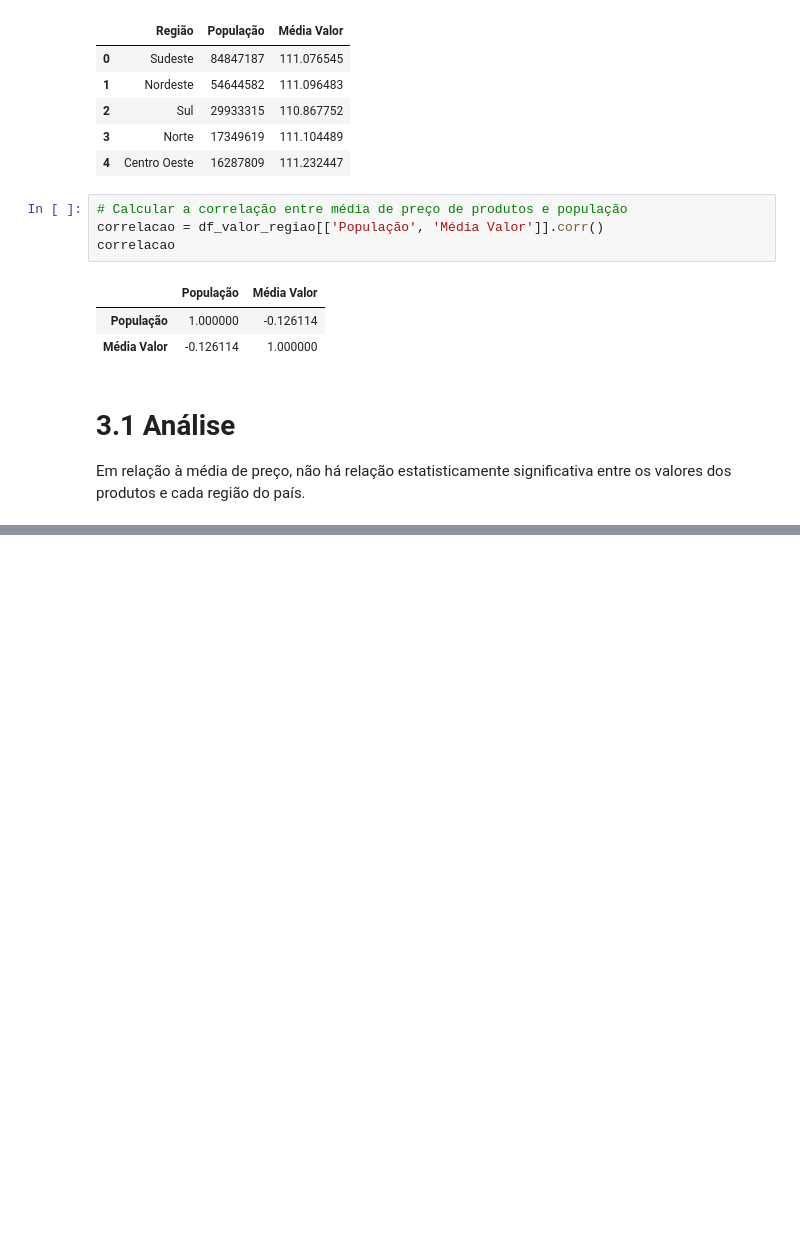
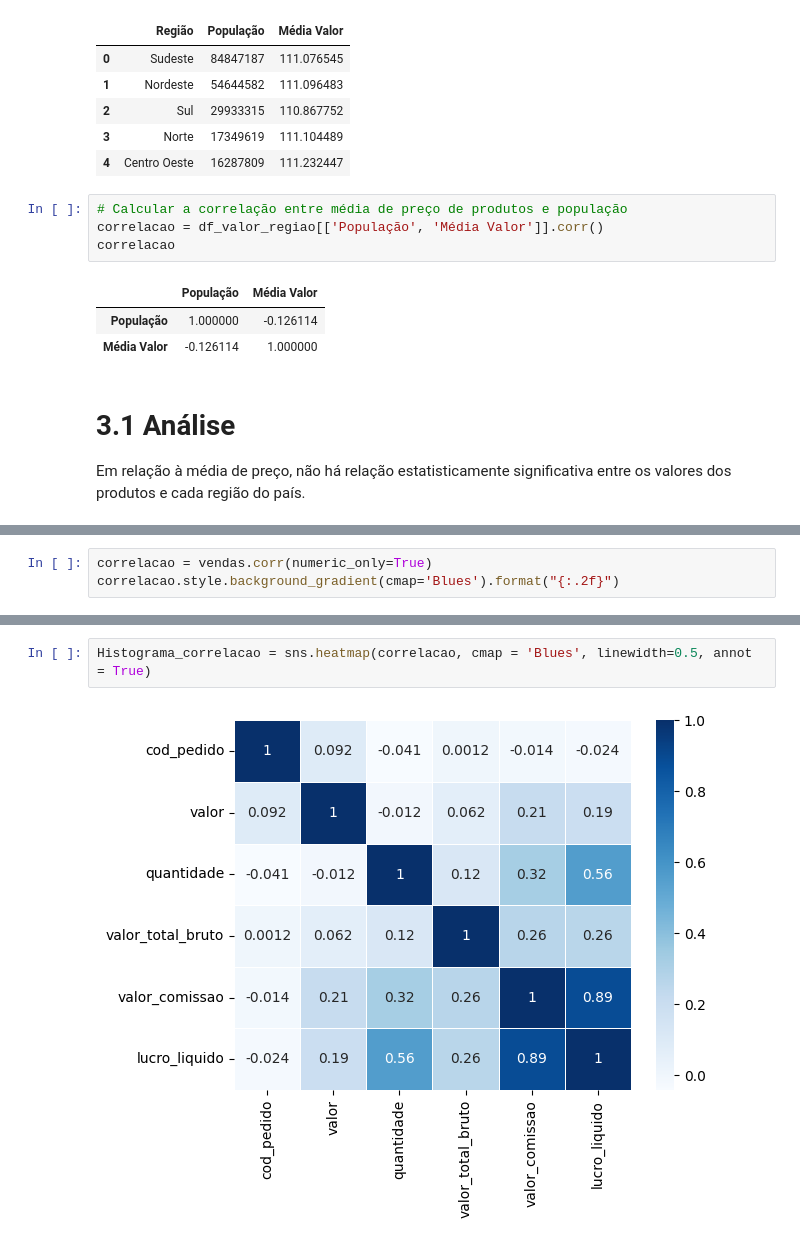
Before and after one commit to patidemitroff/PyPati, a Jupyter notebook: Grupo16_PBL_1TSCOEAD_Fase5_Parte2.ipynb, the cells around one changed output, grey strips where cells are left out. Cells and saved outputs as stored; diff of their text form; blank space fills up the shorter version.

```diff
--- a/Grupo16_PBL_1TSCOEAD_Fase5_Parte2.ipynb
+++ b/Grupo16_PBL_1TSCOEAD_Fase5_Parte2.ipynb
@@ -239,0 +242,3 @@ Em relação à média de preço, não há relação estatisticamente significat
+# %%
+correlacao = vendas.corr(numeric_only=True)
+correlacao.style.background_gradient(cmap='Blues').format("{:.2f}")
@@ -239,0 +266,4 @@ Em relação à média de preço, não há relação estatisticamente significat
+# %%
+Histograma_correlacao = sns.heatmap(correlacao, cmap = 'Blues', linewidth=0.5, annot = True)
+# %% [output]
+[figure, added]
```
Also changed, not shown: parts of 3 cells of this notebook.
